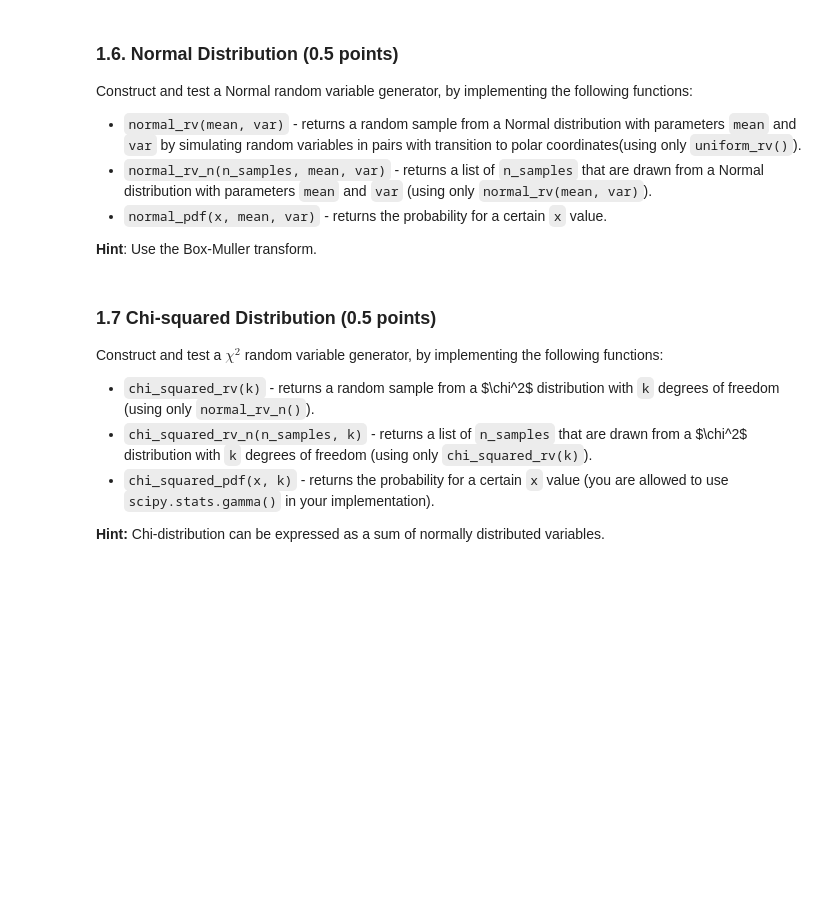
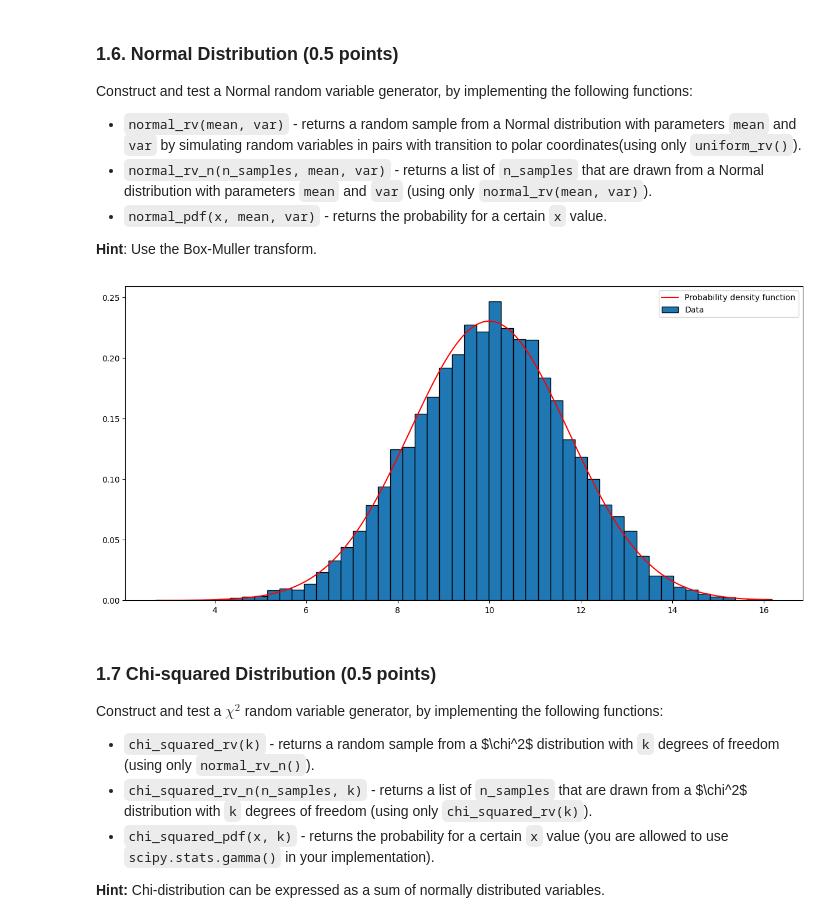
Before and after one commit to FilippMolnar/simulation-based-approximation, a Jupyter notebook: assignment.ipynb, the cells around one changed output. Drawn from its saved outputs; the diff is of its cells as text; code cells hidden in the pictures; blank space fills up the shorter version.

```diff
--- a/assignment.ipynb
+++ b/assignment.ipynb
@@ -494,8 +500,12 @@ def normal_rv(mean,var):
     Returns:
     - float: the random variable.
     """
-    # YOUR CODE HERE
-    pass
+    u1 = uniform_rv()
+    u2 = uniform_rv()
+
+    z0 = np.sqrt(-2 * np.log(u1)) * np.cos(2 * np.pi * u2)
+    z = mean + np.sqrt(var) * z0
+    return z
 
 def normal_rv_n(n_samples,mean,var):
     """
@@ -509,8 +519,7 @@ def normal_rv_n(n_samples,mean,var):
     Returns:
     - list of floats: the random variables.
     """
-    # YOUR CODE HERE
-    pass
+    return [normal_rv(mean, var) for _ in range(n_samples)]
 
 def normal_pdf(x, mean, var):
     """
@@ -519,35 +528,37 @@ def normal_pdf(x, mean, var):
     Parameters:
     - x (float): The point at which to calculate the PDF.
     - mean (float): The mean of the distribution.
     - var (float): The variance of the distribution.
 
     Returns:
     - float: The PDF value for the given parameters.
     """
-    # YOUR CODE HERE
-    pass
+    return (1 / np.sqrt(2 * np.pi * var)) * np.exp(-0.5 * ((x - mean) ** 2) / var)
+
 
 # Run Experiment
 n_samples = 10000
 mean = 10
 var = 3
 samples = normal_rv_n(n_samples, mean, var) # Generate normally-distributed random variables
 n_bins = 50
 
 # Generate histogram data
 hist, bin_edges = custom_histogram(samples, n_bins, density=True) # with density scaling
 
 # Plotting the histogram as a probability distribution
 fig, ax = plt.subplots(1, 1, figsize = (15, 7))
 bin_centers = (np.diff(bin_edges) / 2 + bin_edges[:-1])
 ax.bar(bin_centers, hist, width = np.diff(bin_centers)[0], edgecolor = 'black', label = "Data")
 
 # Plotting the actual probability density function
 xx = np.linspace(min(samples), max(samples), 10000)
 yy = [normal_pdf(x, mean, var) for x in xx]
 ax.plot(xx, yy, color = "r", label = "Probability density function")
 ax.legend()
 plt.show()
+# %% [output]
+[figure, added]
 # %% [markdown]
 ### 1.7 Chi-squared Distribution (0.5 points)
 
```
Also changed, not shown: parts of 9 cells of this notebook.
